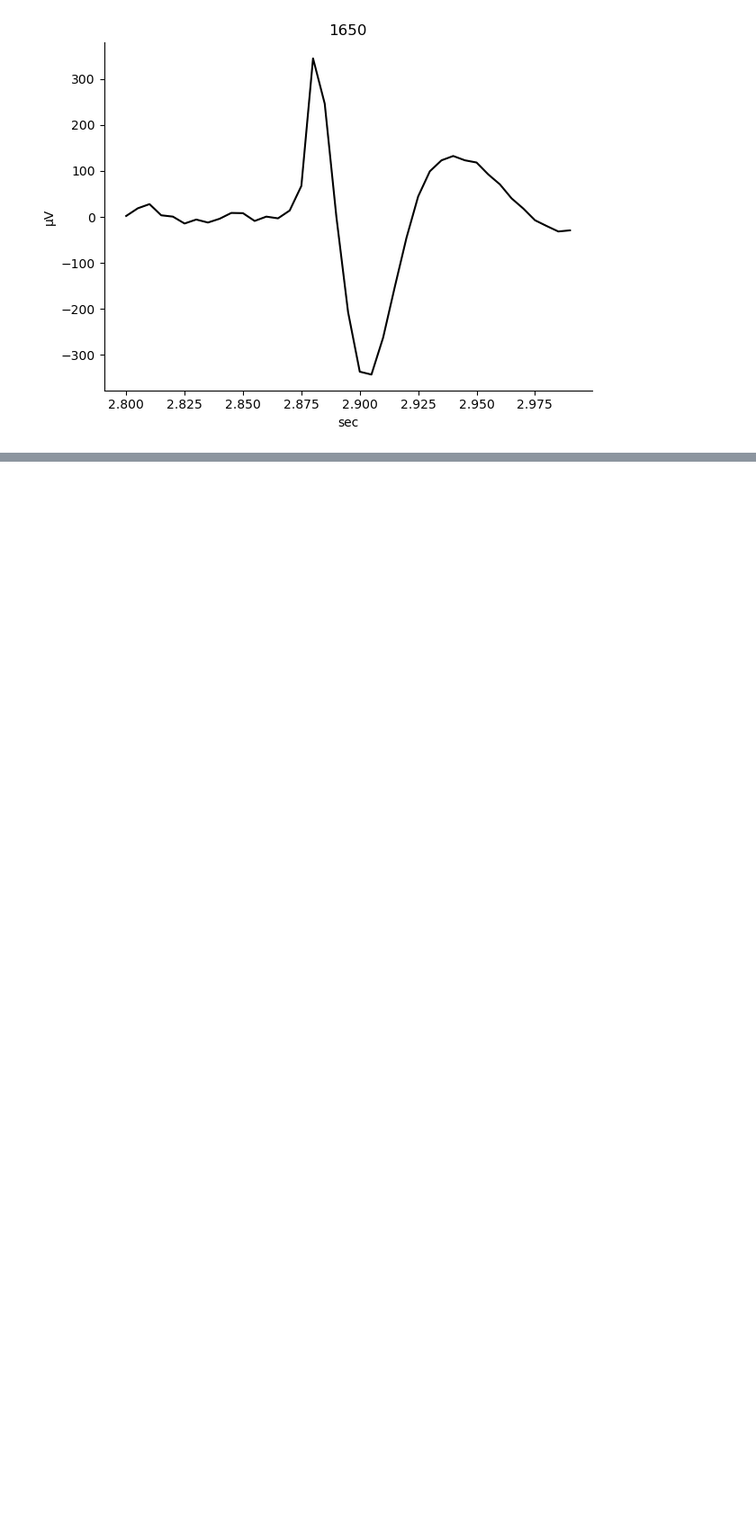
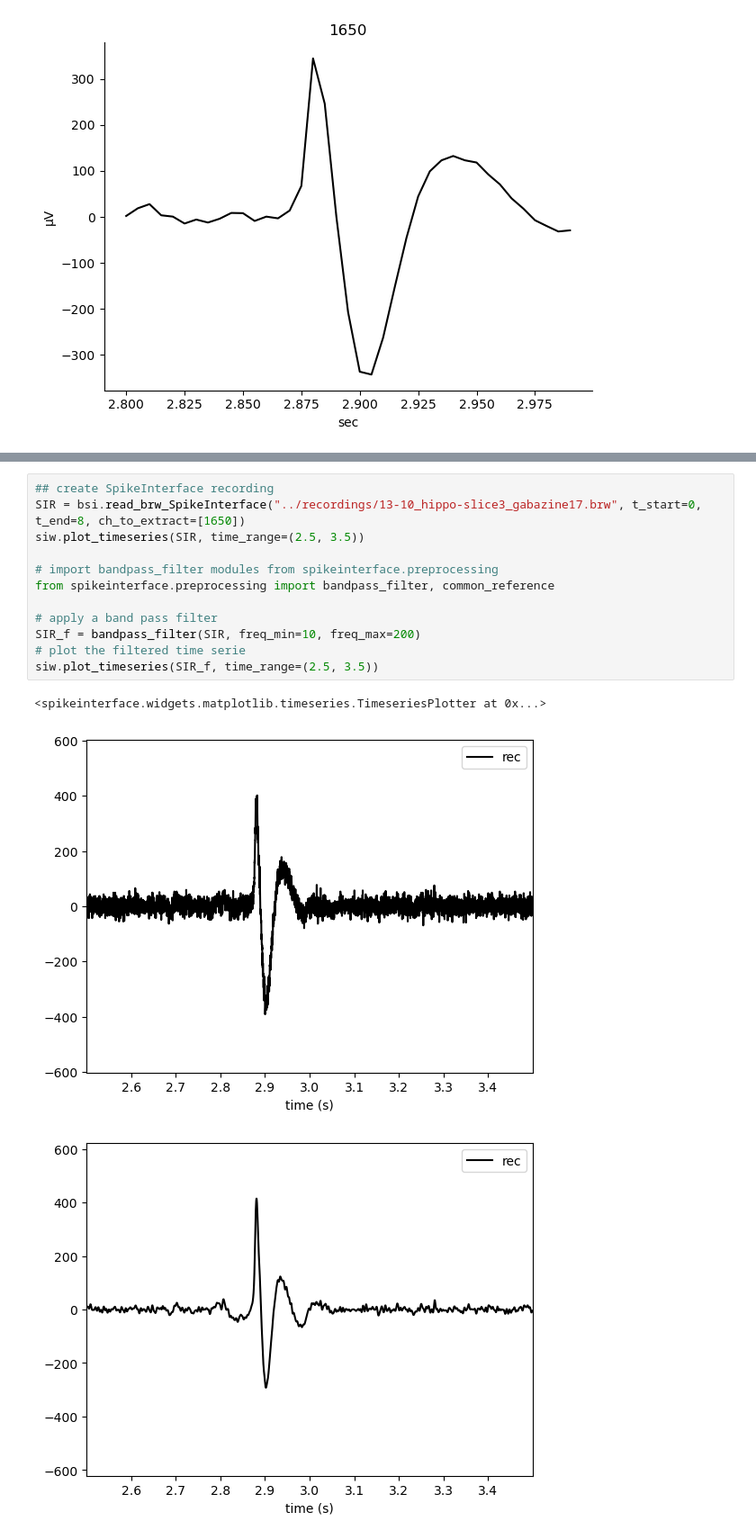
Before and after one commit to JeandeMontigny/beaf, a Jupyter notebook: notebooks/Getting Started.ipynb, the cells around one changed output, grey strips where cells are left out. Shown: that part at 90% size. Cells and saved outputs as stored; diff of their text form; blank space fills up the shorter version.

```diff
--- a/notebooks/Getting Started.ipynb
+++ b/notebooks/Getting Started.ipynb
@@ -136,0 +226,16 @@ Sampling frequency: 200
+# %%
+## create SpikeInterface recording
+SIR = bsi.read_brw_SpikeInterface("../recordings/13-10_hippo-slice3_gabazine17.brw", t_start=0, t_end=8, ch_to_extract=[1650])
+siw.plot_timeseries(SIR, time_range=(2.5, 3.5))
+
+# import bandpass_filter modules from spikeinterface.preprocessing
+from spikeinterface.preprocessing import bandpass_filter, common_reference
+
+# apply a band pass filter
+SIR_f = bandpass_filter(SIR, freq_min=10, freq_max=200)
+# plot the filtered time serie
+siw.plot_timeseries(SIR_f, time_range=(2.5, 3.5))
+# %% [output]
+<spikeinterface.widgets.matplotlib.timeseries.TimeseriesPlotter at 0x...>
+[figure, added]
+[figure, added]
```
Also changed, not shown: parts of 10 cells of this notebook.
